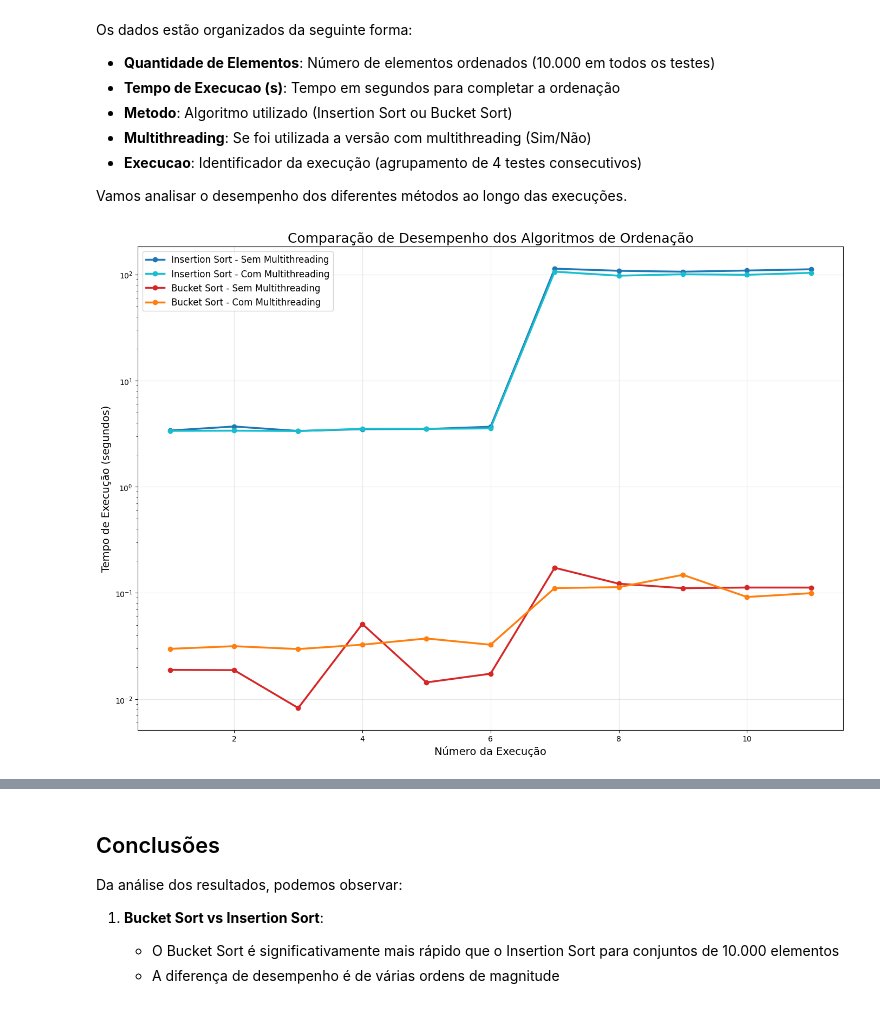
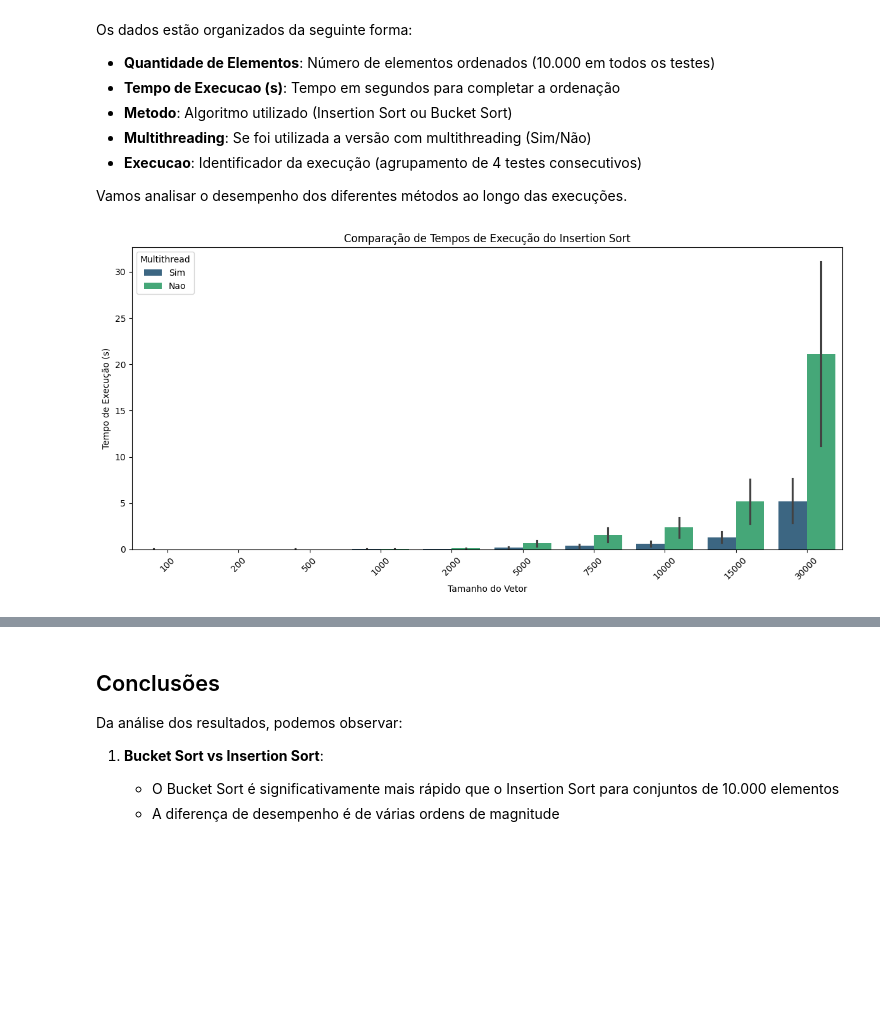
Before and after one commit to GuilhermeDeitos/TrabalhoPAA_ComparacaoInsertionSort, a Jupyter notebook: Analise.ipynb, the cells around one changed output, grey strips where cells are left out. Saved outputs shown, nothing was run; the diff lists cells and outputs as text; code cells hidden in the pictures; blank space fills up the shorter version.

```diff
--- a/Analise.ipynb
+++ b/Analise.ipynb
@@ -35,68 +45,22 @@ Os dados estão organizados da seguinte forma:
 
 Vamos analisar o desempenho dos diferentes métodos ao longo das execuções.
 # %%
-# Criar um dicionário para armazenar os dados de cada método
-metodos_data = {
-    'Insertion Sort - Sem Multithreading': [],
-    'Insertion Sort - Com Multithreading': [],
-    'Bucket Sort - Sem Multithreading': [],
-    'Bucket Sort - Com Multithreading': []
-}
+# Comparar os tempos de execução entre os métodos insertion sort com e sem multithreading
+df['Tempo de execução'] = df['Tempo de execução'].astype(float)
 
-# Agrupar execuções para cada método
-for execucao in sorted(df['Execucao'].unique()):
-    dados_execucao = df[df['Execucao'] == execucao]
-
-    # Insertion Sort sem Multithreading
-    tempo = dados_execucao[(dados_execucao['Metodo'] == 'Insertion Sort') &
-                          (dados_execucao['Multithreading'] == 'Nao')]['Tempo de Execucao (s)'].values
-    if len(tempo) > 0:
-        metodos_data['Insertion Sort - Sem Multithreading'].append(tempo[0])
-
-    # Insertion Sort com Multithreading
-    tempo = dados_execucao[(dados_execucao['Metodo'] == 'Insertion Sort') &
-                          (dados_execucao['Multithreading'] == 'Sim')]['Tempo de Execucao (s)'].values
-    if len(tempo) > 0:
-        metodos_data['Insertion Sort - Com Multithreading'].append(tempo[0])
-
-    # Bucket Sort sem Multithreading
-    tempo = dados_execucao[(dados_execucao['Metodo'] == 'Bucket Sort') &
-                          (dados_execucao['Multithreading'] == 'Nao')]['Tempo de Execucao (s)'].values
-    if len(tempo) > 0:
-        metodos_data['Bucket Sort - Sem Multithreading'].append(tempo[0])
-
-    # Bucket Sort com Multithreading
-    tempo = dados_execucao[(dados_execucao['Metodo'] == 'Bucket Sort') &
-                          (dados_execucao['Multithreading'] == 'Sim')]['Tempo de Execucao (s)'].values
-    if len(tempo) > 0:
-        metodos_data['Bucket Sort - Com Multithreading'].append(tempo[0])
-
-# Definir cores para cada método
-cores = {
-    'Insertion Sort - Sem Multithreading': '#1f77b4',  # Azul
-    'Insertion Sort - Com Multithreading': '#17becf',  # Ciano
-    'Bucket Sort - Sem Multithreading': '#d62728',     # Vermelho
-    'Bucket Sort - Com Multithreading': '#ff7f0e'      # Laranja
-}
-
-# Criar gráfico
-plt.figure(figsize=(14, 10))
-execucoes = range(1, len(next(iter(metodos_data.values()))) + 1)
-
-for metodo, tempos in metodos_data.items():
-    plt.plot(execucoes, tempos, marker='o', linestyle='-', linewidth=2.5,
-             color=cores[metodo], label=metodo)
-
-# Configurar o gráfico
-plt.title('Comparação de Desempenho dos Algoritmos de Ordenação', fontsize=18)
-plt.xlabel('Número da Execução', fontsize=14)
-plt.ylabel('Tempo de Execução (segundos)', fontsize=14)
-plt.legend(fontsize=12)
-plt.grid(True, alpha=0.3)
-plt.yscale('log')  # Escala logarítmica para melhor visualização
+df_insertion = df[df['Método'] == 'Insertion Sort']
+df_insertion_multithread = df_insertion[df_insertion['Multithread'] == 'Sim']
+df_insertion_singlethread = df_insertion[df_insertion['Multithread'] == 'Não']
+# Plotar os tempos de execução
+plt.figure(figsize=(12, 6))
+sns.barplot(x='Tamanho', y='Tempo de execução', hue='Multithread', data=df_insertion, palette='viridis')
+plt.title('Comparação de Tempos de Execução do Insertion Sort')
+plt.xlabel('Tamanho do Vetor')
+plt.ylabel('Tempo de Execução (s)')
+plt.legend(title='Multithread', loc='upper left')
+plt.xticks(rotation=45)
 plt.tight_layout()
-
-plt.savefig('./Arquivos/output/grafico_comparacao.png', dpi=300)
+plt.savefig('./Arquivos/figuras/comparacao_insertion_sort.png')
 plt.show()
 # %% [output]
-[figure, old version]
+[figure, new version]
```
Also changed, not shown: parts of 12 cells of this notebook, 21 other files.
